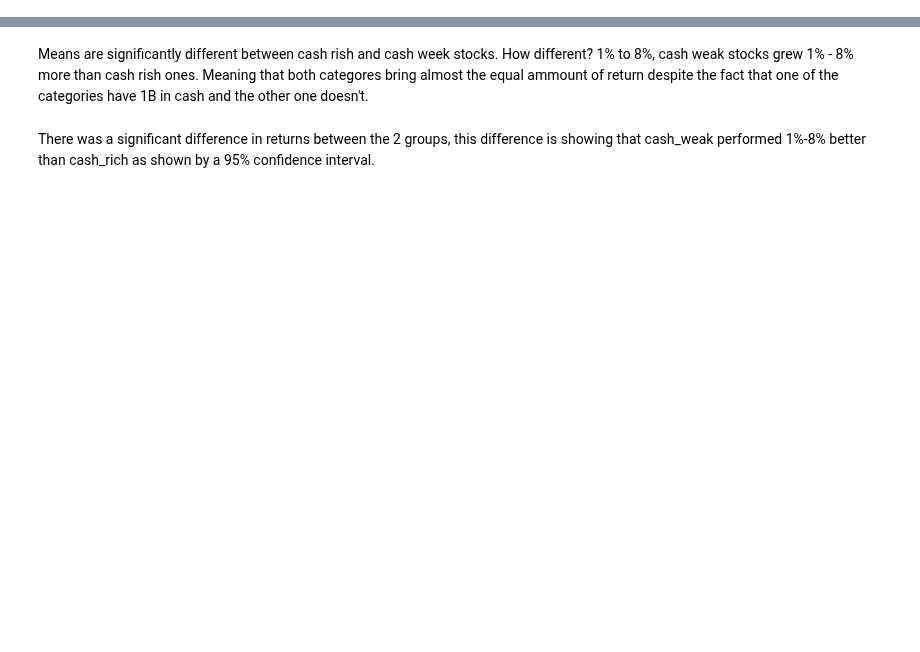
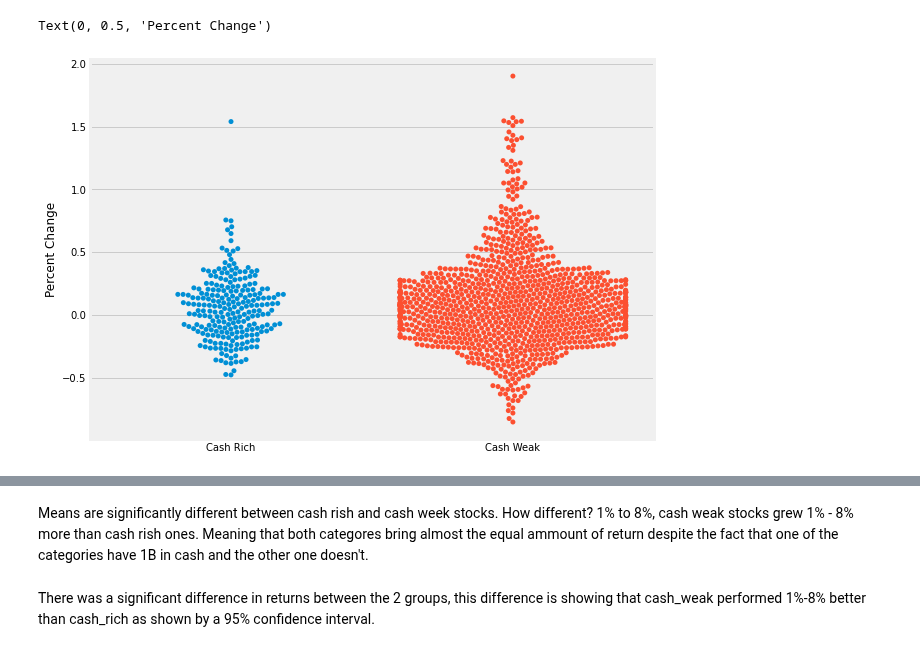
Before and after one commit to Gaukhar-ai/for_my_Thinkful_work, a Jupyter notebook: capstone/best_worst_stock_performers_with_without_1B.ipynb, the cells around one changed output, grey strips where cells are left out. Saved outputs shown, nothing was run; the diff lists cells and outputs as text; code cells hidden in the pictures; blank space fills up the shorter version.

```diff
--- a/capstone/best_worst_stock_performers_with_without_1B.ipynb
+++ b/capstone/best_worst_stock_performers_with_without_1B.ipynb
@@ -431,0 +437,8 @@ sns.jointplot(x=cash_rich, y=cash_weak, data=iris)
+# %%
+plt.figure(figsize = (9,7))
+sns.swarmplot("enough_cash", "return", data=plot_df)
+plt.xlabel('')
+plt.ylabel('Percent Change')
+# %% [output]
+Text(0, 0.5, 'Percent Change')
+[figure, added]
```
Also changed, not shown: parts of 8 cells of this notebook.
